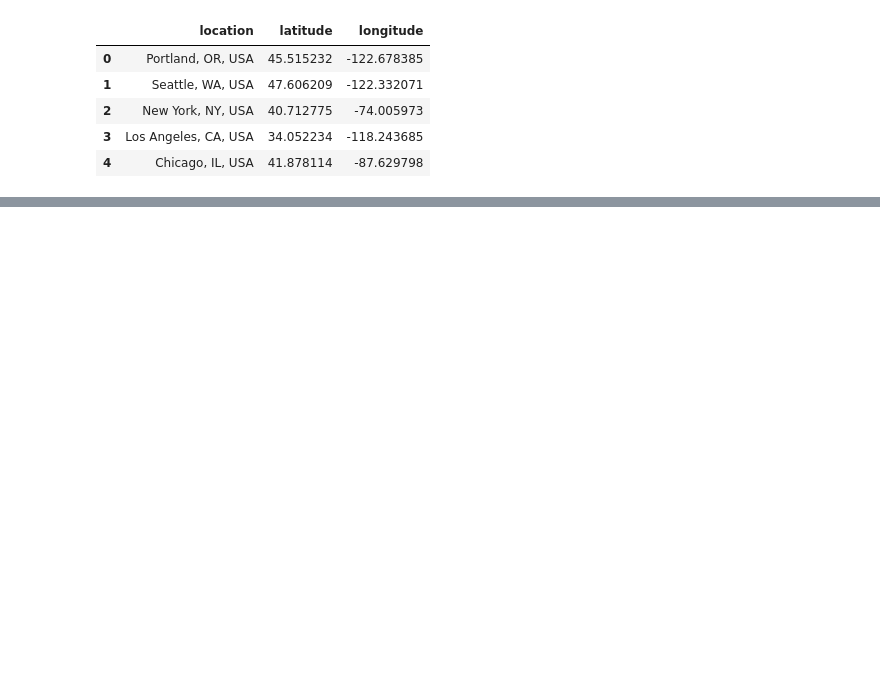
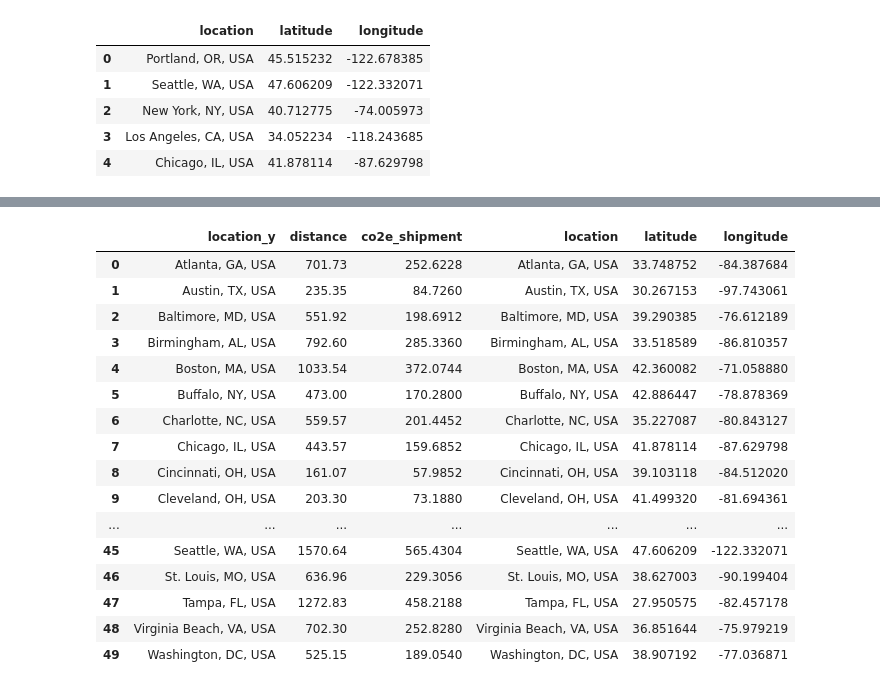
Before and after one commit to wpbSabi/sustainable_supply_chain_template, a Jupyter notebook: sustainable_supply_chain_template.ipynb, the cells around one changed output, grey strips where cells are left out. Drawn from its saved outputs; the diff is of its cells as text; code cells hidden in the pictures; blank space fills up the shorter version.

```diff
--- a/sustainable_supply_chain_template.ipynb
+++ b/sustainable_supply_chain_template.ipynb
@@ -278,3 +282,27 @@ map_locations(scen4.merge(lat_long_data,
               'Columbus, OH, USA'])
 # %% [output]
 [interactive output not drawn]
+# %%
+# map multiple DCs
+mdc = scen4.merge(lat_long_data,
+                          left_on='location_y',
+                          right_on='location')
+mdc
+# %% [output]
+|  | location_y | distance | co2e_shipment | location | latitude | longitude |
+| 0 | Atlanta, GA, USA | 701.73 | 252.6228 | Atlanta, GA, USA | 33.748752 | -84.387684 |
+| 1 | Austin, TX, USA | 235.35 | 84.7260 | Austin, TX, USA | 30.267153 | -97.743061 |
+| 2 | Baltimore, MD, USA | 551.92 | 198.6912 | Baltimore, MD, USA | 39.290385 | -76.612189 |
+| 3 | Birmingham, AL, USA | 792.60 | 285.3360 | Birmingham, AL, USA | 33.518589 | -86.810357 |
+| 4 | Boston, MA, USA | 1033.54 | 372.0744 | Boston, MA, USA | 42.360082 | -71.058880 |
+| 5 | Buffalo, NY, USA | 473.00 | 170.2800 | Buffalo, NY, USA | 42.886447 | -78.878369 |
+| 6 | Charlotte, NC, USA | 559.57 | 201.4452 | Charlotte, NC, USA | 35.227087 | -80.843127 |
+| 7 | Chicago, IL, USA | 443.57 | 159.6852 | Chicago, IL, USA | 41.878114 | -87.629798 |
+| 8 | Cincinnati, OH, USA | 161.07 | 57.9852 | Cincinnati, OH, USA | 39.103118 | -84.512020 |
+| 9 | Cleveland, OH, USA | 203.30 | 73.1880 | Cleveland, OH, USA | 41.499320 | -81.694361 |
+| ... | ... | ... | ... | ... | ... | ... |
+| 45 | Seattle, WA, USA | 1570.64 | 565.4304 | Seattle, WA, USA | 47.606209 | -122.332071 |
+| 46 | St. Louis, MO, USA | 636.96 | 229.3056 | St. Louis, MO, USA | 38.627003 | -90.199404 |
+| 47 | Tampa, FL, USA | 1272.83 | 458.2188 | Tampa, FL, USA | 27.950575 | -82.457178 |
+| 48 | Virginia Beach, VA, USA | 702.30 | 252.8280 | Virginia Beach, VA, USA | 36.851644 | -75.979219 |
+| 49 | Washington, DC, USA | 525.15 | 189.0540 | Washington, DC, USA | 38.907192 | -77.036871 |
```
Also changed, not shown: parts of 7 cells of this notebook.
